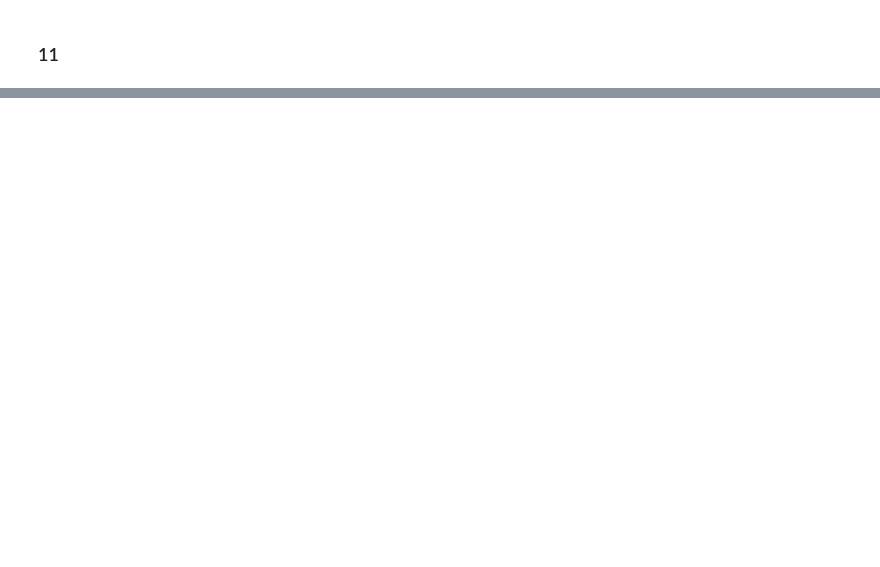
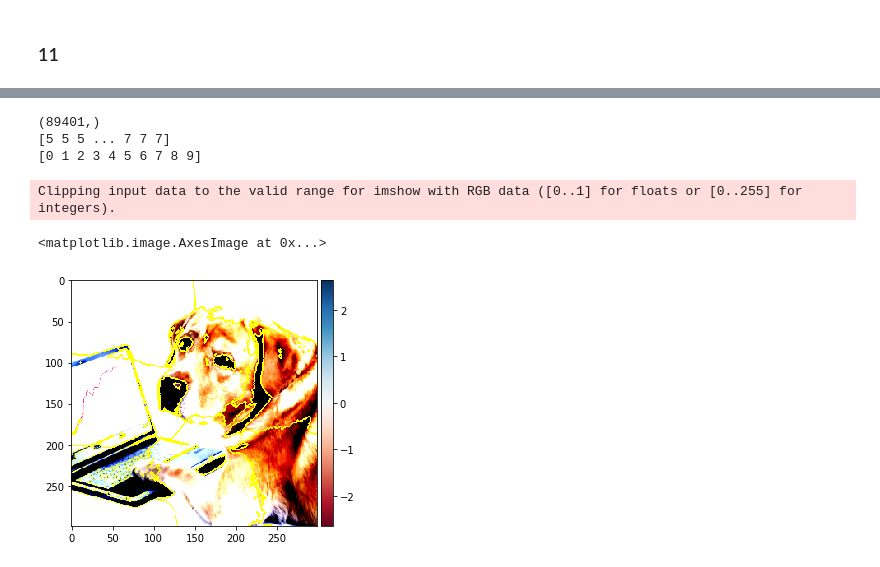
Before and after one commit to gabriel-ortega-hernandez/Tarea-2-Grupo-3, a Jupyter notebook: MA6202_T2.ipynb, the cells around one changed output, grey strips where cells are left out. Drawn from its saved outputs; the diff is of its cells as text; code cells hidden in the pictures; blank space fills up the shorter version.

```diff
--- a/MA6202_T2.ipynb
+++ b/MA6202_T2.ipynb
@@ -341,0 +385,9 @@ Clipping input data to the valid range for imshow with RGB data ([0..1] for floa
+# %%
+# Creamos el conjunto de entrenamiento X
+X = np.array( [ [i,j,imagen_procesada_gs[i,j]]
+               for i in range(299) for j in range(299)])
+
+# Notamos que tiene largo 299*299 y cada fila corresponde a una observación
+# donde las primeras 2 componentes son espaciales y la tercera es el color
+print(X.shape)
+X
@@ -341,0 +403,29 @@ Clipping input data to the valid range for imshow with RGB data ([0..1] for floa
+# %%
+# Fijamos el numero de clusters que queremos
+n_clusters = 10
+# %%
+# KMeans
+# Creamos el cluster KMeans con n_cluster clusters y ajustamos al conjunto de entrenamiento
+km_cluster = KMeans(n_clusters=n_clusters)
+km_cluster.fit_predict(X)
+
+# Obtenemos los labels(superpixeles) y los centros de cada cluster
+km_labels, km_centers = km_cluster.labels_, km_cluster.cluster_centers_.squeeze()
+print(km_labels.shape)
+print(km_labels)
+print(np.unique(km_labels))
+# %% [output]
+(89401,)
+[5 5 5 ... 7 7 7]
+[0 1 2 3 4 5 6 7 8 9]
+# %%
+# Recuperamos la estructura original de la imagen descrita por superpixeles
+km_labels = km_labels.reshape(299,299)
+# %%
+# Obtenemos una visualización de los bordes que inducen los superpixeles
+# obtenidos por KMeans sobre la imagen de control
+imshow(mark_boundaries(image=imagen_procesada,label_img=km_labels))
+# %% [output]
+Clipping input data to the valid range for imshow with RGB data ([0..1] for floats or [0..255] for integers).
+<matplotlib.image.AxesImage at 0x...>
+[figure, added]
```
Also changed, not shown: parts of 21 cells of this notebook.
